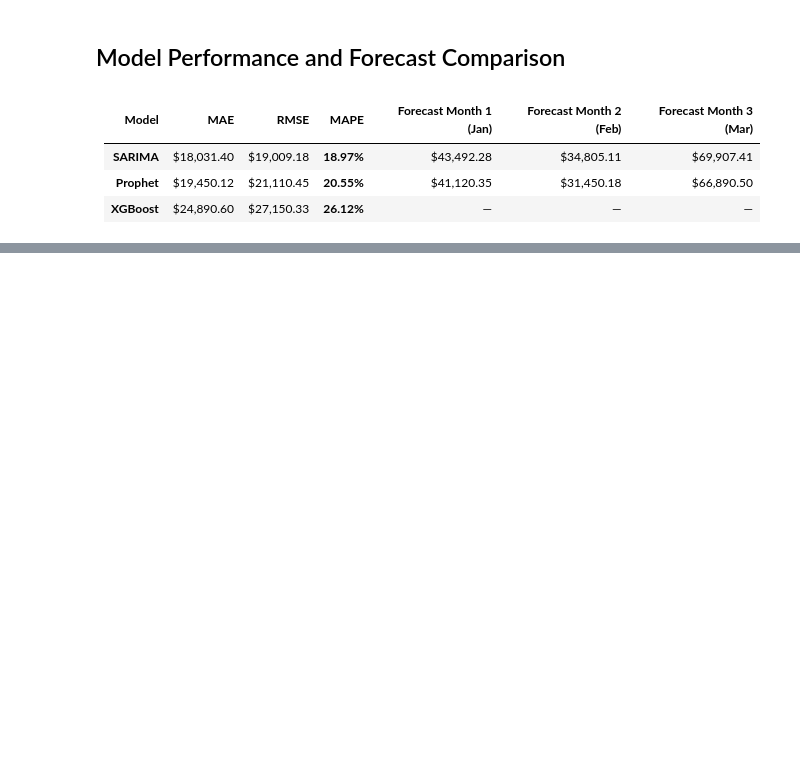
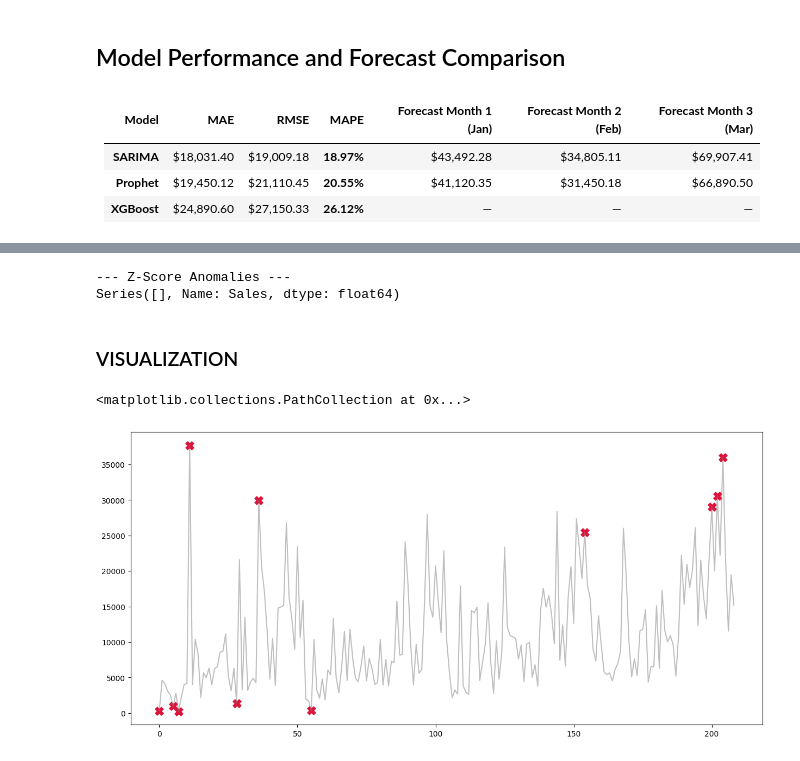
Before and after one commit to HarshLogic/End-to-End-Sales-Forecasting-Demand-Intelligence-System, a Jupyter notebook: analysis.ipynb, the cells around one changed output, grey strips where cells are left out. Drawn from its saved outputs; the diff is of its cells as text; code cells hidden in the pictures; blank space fills up the shorter version.

```diff
--- a/analysis.ipynb
+++ b/analysis.ipynb
@@ -607,0 +765,56 @@ Month: 2019-03 -> Predicted Sales: $51,006.11
+# %%
+# Avoid division by zero if std is 0
+weekly_sales['Z_Score'] = np.where(rolling_std > 0, (weekly_sales['Sales'] - rolling_mean) / rolling_std, 0)
+weekly_sales['Z_Flag'] = np.abs(weekly_sales['Z_Score']) > 2.0
+# %%
+print("\n--- Z-Score Anomalies ---")
+print(weekly_sales[weekly_sales['Z_Flag']]['Sales'])
+# %% [output]
+--- Z-Score Anomalies ---
+Series([], Name: Sales, dtype: float64)
+# %%
+# 1. Use an 8-week historical baseline window
+window_size = 8
+
+# 2. Shift by 1 so the current week's spike/drop doesn't pollute the baseline mean/std
+historical_mean = (
+    weekly_sales["Sales"].shift(1).rolling(window=window_size, min_periods=4).mean()
+)
+historical_std = (
+    weekly_sales["Sales"].shift(1).rolling(window=window_size, min_periods=4).std()
+)
+
+# 3. Compute Z-score against genuine history
+weekly_sales["Z_Score"] = (
+    weekly_sales["Sales"] - historical_mean
+) / historical_std
+
+# 4. Flag values outside 2 standard deviations (dropping initial NaNs from the window warmup)
+weekly_sales["Z_Flag"] = np.abs(weekly_sales["Z_Score"]) > 2.0
+weekly_sales["Z_Flag"] = weekly_sales["Z_Flag"].fillna(False)
+# %% [markdown]
+### VISUALIZATION
+# %%
+plt.figure(figsize=(15, 7))
+
+plt.plot(
+    weekly_sales.index,
+    weekly_sales["Sales"],
+    color="gray",
+    alpha=0.5,
+    label="Weekly Sales",
+)
+
+# Overlay Isolation Forest flags (Red X markers)
+if_anomalies = weekly_sales[weekly_sales["IF_Flag"]]
+plt.scatter(
+    if_anomalies.index,
+    if_anomalies["Sales"],
+    color="crimson",
+    marker="X",
+    s=120,
+    label="Isolation Forest Flag",
+)
+# %% [output]
+<matplotlib.collections.PathCollection at 0x...>
+[figure, added]
```
Also changed, not shown: parts of 63 cells of this notebook.
